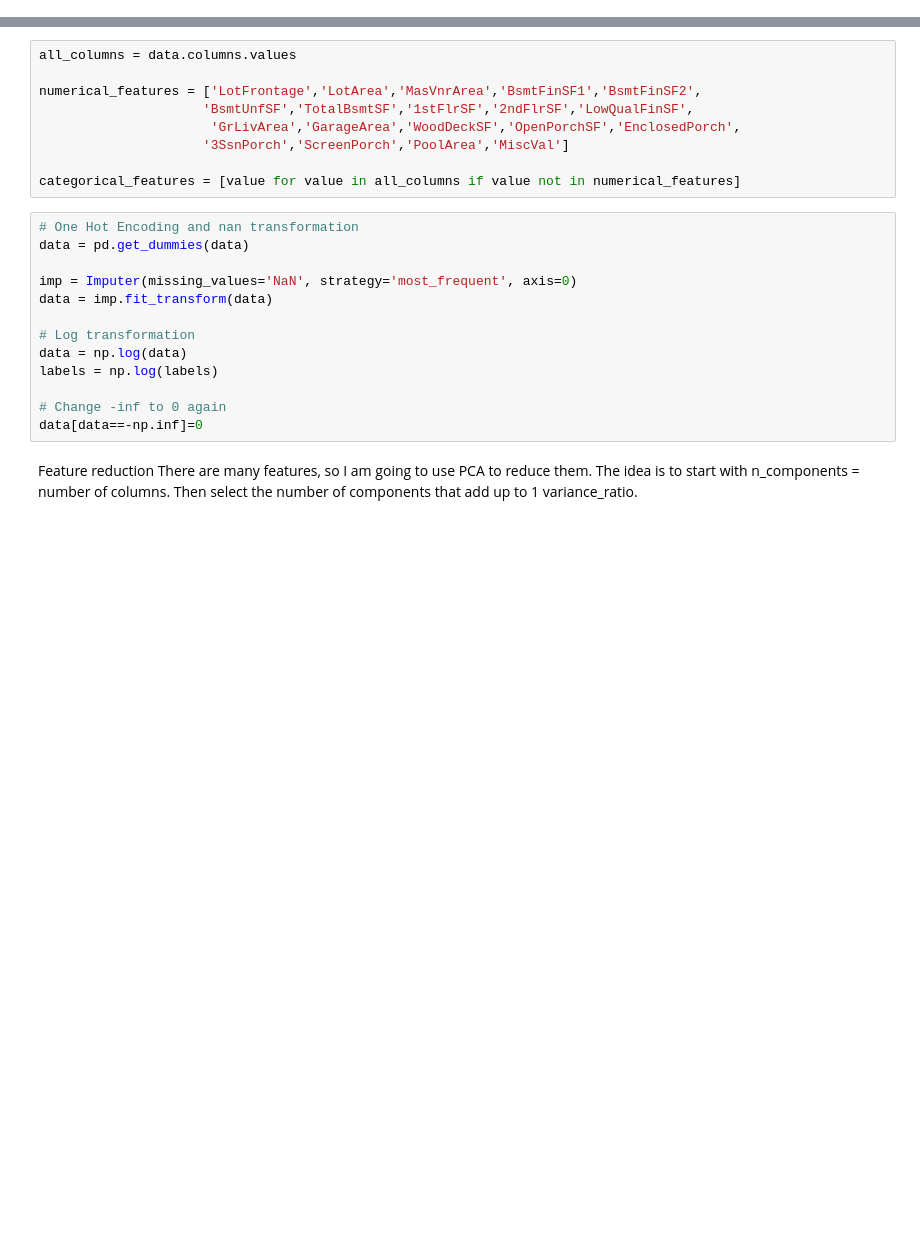
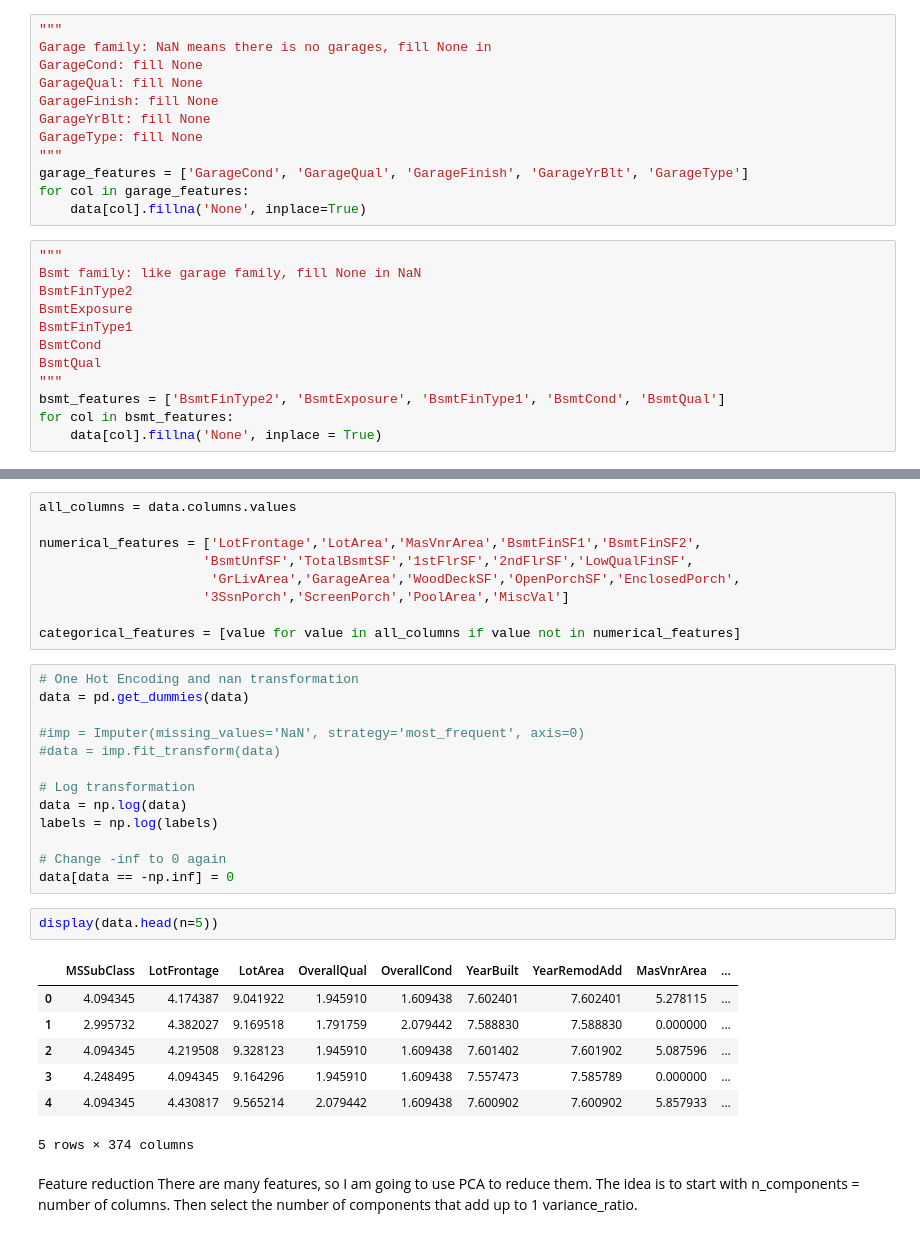
Before and after one commit to jasonlin1111/MLND_project, a Jupyter notebook: PCA.ipynb, the cells around one changed output, grey strips where cells are left out. Saved outputs shown, nothing was run; the diff lists cells and outputs as text; blank space fills up the shorter version.

```diff
--- a/PCA.ipynb
+++ b/PCA.ipynb
@@ -73,0 +268,24 @@ dtype: int64
+# %%
+"""
+Garage family: NaN means there is no garages, fill None in
+GarageCond: fill None
+GarageQual: fill None
+GarageFinish: fill None
+GarageYrBlt: fill None
+GarageType: fill None
+"""
+garage_features = ['GarageCond', 'GarageQual', 'GarageFinish', 'GarageYrBlt', 'GarageType']
+for col in garage_features:
+    data[col].fillna('None', inplace=True)
+# %%
+"""
+Bsmt family: like garage family, fill None in NaN
+BsmtFinType2
+BsmtExposure
+BsmtFinType1
+BsmtCond
+BsmtQual
+"""
+bsmt_features = ['BsmtFinType2', 'BsmtExposure', 'BsmtFinType1', 'BsmtCond', 'BsmtQual']
+for col in bsmt_features:
+    data[col].fillna('None', inplace = True)
@@ -84,15 +311,25 @@ categorical_features = [value for value in all_columns if value not in numerical
 # One Hot Encoding and nan transformation
 data = pd.get_dummies(data)
 
-imp = Imputer(missing_values='NaN', strategy='most_frequent', axis=0)
-data = imp.fit_transform(data)
+#imp = Imputer(missing_values='NaN', strategy='most_frequent', axis=0)
+#data = imp.fit_transform(data)
 
 # Log transformation
 data = np.log(data)
 labels = np.log(labels)
 
 # Change -inf to 0 again
-data[data==-np.inf]=0
+data[data == -np.inf] = 0
+# %%
+display(data.head(n=5))
+# %% [output]
+|  | MSSubClass | LotFrontage | LotArea | OverallQual | OverallCond | YearBuilt | YearRemodAdd | MasVnrArea | ... |
+| 0 | 4.094345 | 4.174387 | 9.041922 | 1.945910 | 1.609438 | 7.602401 | 7.602401 | 5.278115 | ... |
+| 1 | 2.995732 | 4.382027 | 9.169518 | 1.791759 | 2.079442 | 7.588830 | 7.588830 | 0.000000 | ... |
+| 2 | 4.094345 | 4.219508 | 9.328123 | 1.945910 | 1.609438 | 7.601402 | 7.601902 | 5.087596 | ... |
+| 3 | 4.248495 | 4.094345 | 9.164296 | 1.945910 | 1.609438 | 7.557473 | 7.585789 | 0.000000 | ... |
+| 4 | 4.094345 | 4.430817 | 9.565214 | 2.079442 | 1.609438 | 7.600902 | 7.600902 | 5.857933 | ... |
+5 rows × 374 columns
 # %% [markdown]
 Feature reduction
 There are many features, so I am going to use PCA to reduce them. The idea is to start with n_components = number of columns. Then select the number of components that add up to 1 variance_ratio.
```
Also changed, not shown: parts of 24 cells of this notebook, 1 other file.
